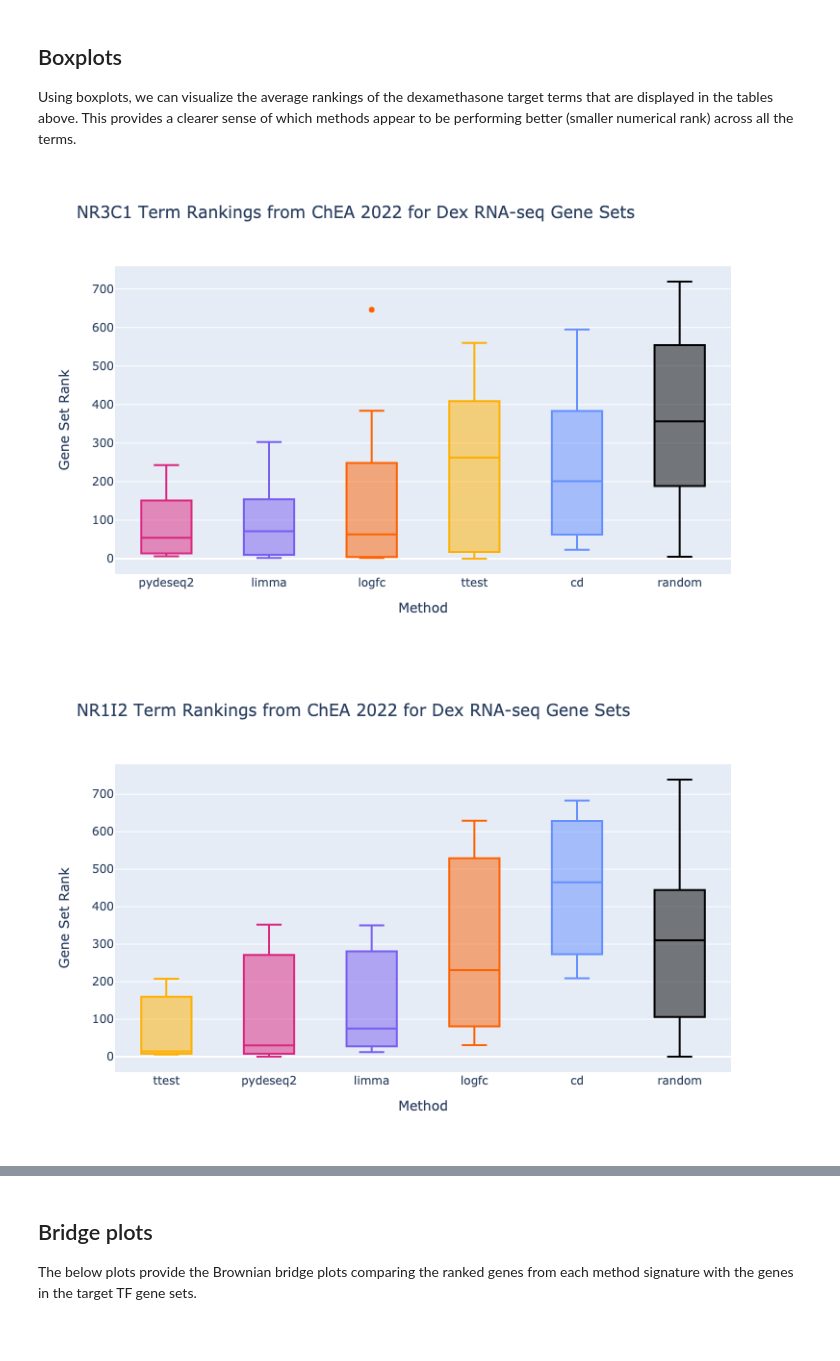
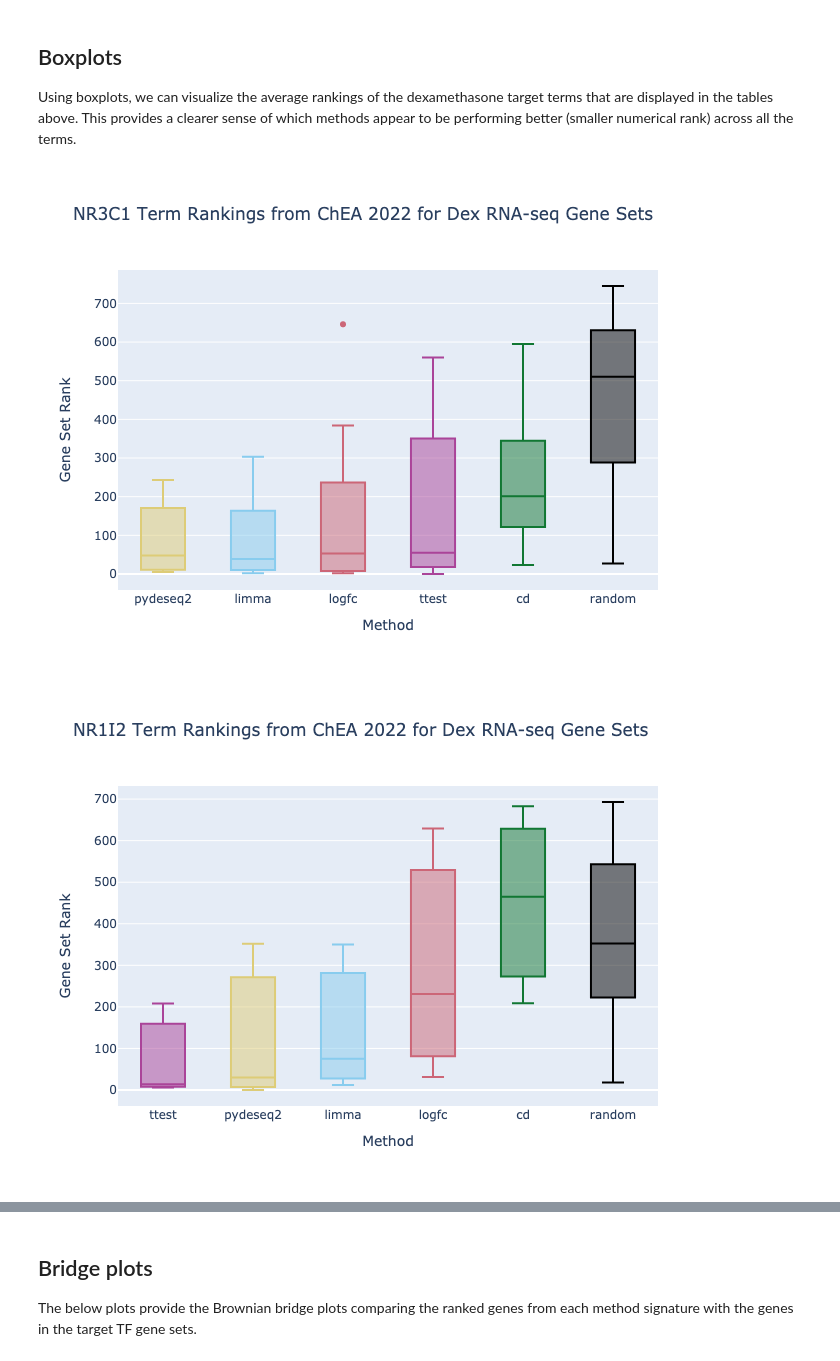
Before and after one commit to MaayanLab/dex-benchmark, a Jupyter notebook: Benchmarking_RNA-seq_DEG_Methods/benchmarking_RNAseq_DEGs.ipynb, the cells around one changed output, grey strips where cells are left out. Drawn from its saved outputs; the diff is of its cells as text; code cells hidden in the pictures.

Commit message:
Update to most final RNAseq benchmarking notebook

```diff
--- a/Benchmarking_RNA-seq_DEG_Methods/benchmarking_RNAseq_DEGs.ipynb
+++ b/Benchmarking_RNA-seq_DEG_Methods/benchmarking_RNAseq_DEGs.ipynb
@@ -305,11 +339,11 @@ def ttest(control, treatment, data, metadata, meta_class_column_name):
   signature['StatVal'] = signature['Statistic'].apply(abs)
   return signature.sort_values(by=['Statistic'], ascending=False)
 
-if not os.path.exists(f'../RNAseq_data/signatures/{gse}/ttest.tsv'):
-  signatures['ttest'] = ttest(control_name, treatment_name, expr_df, meta_df, meta_class_column_name)
-  signatures['ttest'].to_csv(f'../RNAseq_data/signatures/{gse}/ttest.tsv', sep='\t')
-else:
-  signatures['ttest'] = pd.read_csv(f'../RNAseq_data/signatures/{gse}/ttest.tsv', sep='\t', index_col=0)
+# if not os.path.exists(f'../RNAseq_data/signatures/{gse}/ttest.tsv'):
+signatures['ttest'] = ttest(control_name, treatment_name, expr_df, meta_df, meta_class_column_name)
+signatures['ttest'].to_csv(f'../RNAseq_data/signatures/{gse}/ttest.tsv', sep='\t')
+# else:
+#   signatures['ttest'] = pd.read_csv(f'../RNAseq_data/signatures/{gse}/ttest.tsv', sep='\t', index_col=0)
 display(Markdown(f"Welch's t-test"))
 display(signatures['ttest'].drop(columns=['StatVal', 'Significance']))
 # %% [output]
@@ -343,11 +377,11 @@ def logFC(control, treatment, data, metadata, meta_class_column_name):
     signature_df['Significance'] = signature_df['logFC'].apply(abs)
     return signature_df
 
-if not os.path.exists(f'../RNAseq_data/signatures/{gse}/logfc.tsv'):
-    signatures['logfc'] = logFC(control_name, treatment_name, expr_df, meta_df, meta_class_column_name)
-    signatures['logfc'].to_csv(f'../RNAseq_data/signatures/{gse}/logfc.tsv', sep='\t')
-else:
-    signatures['logfc'] = pd.read_csv(f'../RNAseq_data/signatures/{gse}/logfc.tsv', sep='\t', index_col=0)
+# if not os.path.exists(f'../RNAseq_data/signatures/{gse}/logfc.tsv'):
+signatures['logfc'] = logFC(control_name, treatment_name, expr_df, meta_df, meta_class_column_name)
+signatures['logfc'].to_csv(f'../RNAseq_data/signatures/{gse}/logfc.tsv', sep='\t')
+# else:
+#     signatures['logfc'] = pd.read_csv(f'../RNAseq_data/signatures/{gse}/logfc.tsv', sep='\t', index_col=0)
 display(Markdown("Log Fold Change Signature"))
 display(signatures['logfc'].drop(columns=['Significance']))
 # %% [output]
@@ -547,49 +581,63 @@ rand_df['Direction'] = rand_df['Gene_Set'].apply(lambda x: x.split(':')[1])
 
 Using boxplots, we can visualize the average rankings of the dexamethasone target terms that are displayed in the tables above. This provides a clearer sense of which methods appear to be performing better (smaller numerical rank) across all the terms.
 # %%
+# method_color_map = {
+#     'random': 'black',
+#     'cd': '#648FFF',
+#     'limma': '#785EF0',
+#     'pydeseq2': '#DC267F',
+#     'logfc': '#FE6100',
+#     'ttest': '#FFB000',
+#     'ranksum': '#B3B3B3',
+#     'paired-ttest': '#009E73'
+# }
+
+# colorblind- friendly
 method_color_map = {
-    'random': 'black',
-    'cd': '#648FFF',
-    'limma': '#785EF0',
-    'pydeseq2': '#DC267F',
-    'logfc': '#FE6100',
-    'ttest': '#FFB000',
-    'ranksum': '#B3B3B3',
-    'paired-ttest': '#009E73'
+    'random': '#000000',
+    'cd': '#117733',
+    'limma': '#88CCEE',
+    'pydeseq2': '#DDCC77',
+    'logfc': '#CC6677',
+    'ttest': '#AA4499',
+    'ranksum': '#44AA99',
+    'paired-ttest': '#882255'
 }
 for tf in dex_chea2022_df['TF'].unique():
     sub_df = dex_chea2022_df[dex_chea2022_df['TF']==tf].set_index(['Method'])
-    sub_df = sub_df[sub_df['Term'].apply(lambda x: 'MLEC' not in x and 'WistarRat' not in x)]
+    sub_df = sub_df[sub_df['Term'].apply(lambda x: 'MLEC' not in x)]
     fig1 = go.Figure()
     for gs in sub_df.groupby(['Method']).mean(numeric_only=True).sort_values('Rank').index:
         fig1.add_trace(
             go.Box(
                 y=sub_df.loc[gs]['Rank'].tolist(),
                 name=gs,
                 marker_color=method_color_map[gs.split(':')[0]]
             )
         )
     sub_rand_df = rand_chea2022_df[rand_chea2022_df['TF'] == tf]
     fig1.add_trace(
         go.Box(
             y=sub_rand_df['Rank'].tolist(),
             name='random',
             marker_color='black'
         )
     )
 
     fig1.update_layout(
-        width=800,
+        width=700,
         title_text=f"{tf} Term Rankings from ChEA 2022 for Dex RNA-seq Gene Sets",
         xaxis={
             'title': {'text': 'Method'},
         },
         yaxis={
             'title': {'text': 'Gene Set Rank'}
         },
         showlegend=False
     )
     fig1.show("png")
+    if tf == 'NR3C1':
+        fig1.write_image('/Users/maayanlab/Documents/manuscripts/dex-benchmark/revised_figures/2B_300dpi.png', scale=(800/300))
 # %% [output]
-[figure, old version]
+[figure, new version]
-[figure, old version]
+[figure, new version]
```
Also changed, not shown: parts of 15 cells of this notebook.
